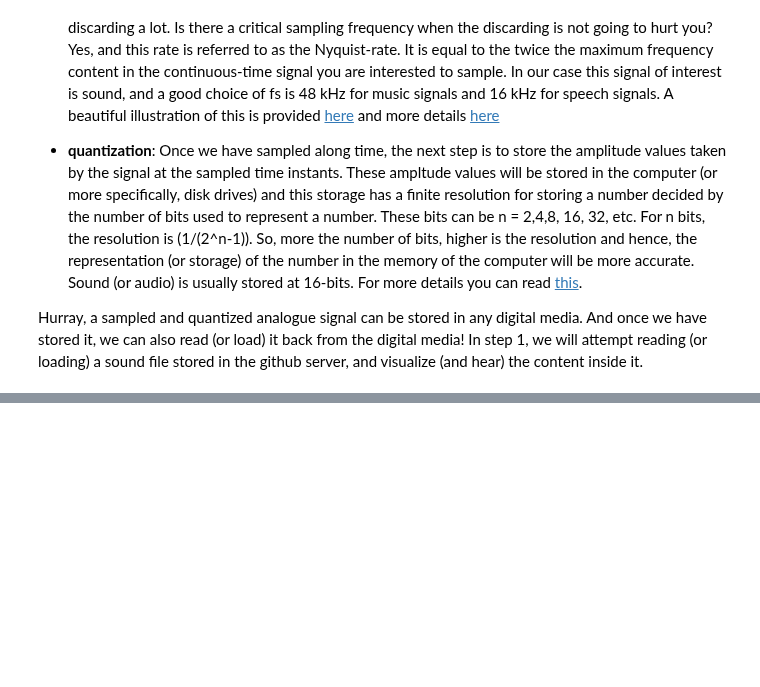
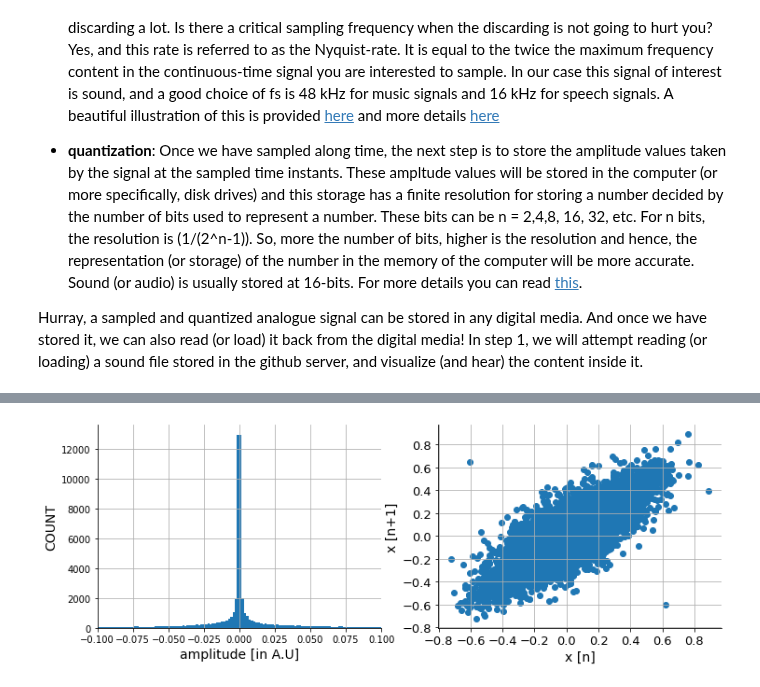
Before and after one commit to iiscleap/coswara-blog, a Jupyter notebook: _notebooks/2020-08-15-acoustic_feature_extraction.ipynb, the cells around one changed output, grey strips where cells are left out. Cells and saved outputs as stored; diff of their text form; code cells hidden in the pictures; blank space fills up the shorter version.

```diff
--- a/_notebooks/2020-08-15-acoustic_feature_extraction.ipynb
+++ b/_notebooks/2020-08-15-acoustic_feature_extraction.ipynb
@@ -40,0 +63,25 @@ Audio(x, rate=sr, autoplay=False)
+# %%
+fig = plt.subplots(figsize=(12,4))
+ax = plt.subplot(1,2,1)
+ax.hist(x,bins=1000,range=(x.min(), x.max()))
+ax.grid(True)
+plt.ylabel('COUNT', fontsize=14)
+plt.xlabel('amplitude [in A.U]', fontsize=14)
+# plt.xticks(fontsize=13)
+# plt.yticks(fontsize=13)
+plt.xlim(-.1,.1)
+ax.spines['right'].set_visible(False)
+ax.spines['top'].set_visible(False)
+
+ax = plt.subplot(1,2,2)
+ax.scatter(x[:-1],x[1:])
+ax.grid(True)
+plt.ylabel('x [n+1]', fontsize=14)
+plt.xlabel('x [n]', fontsize=14)
+plt.xticks(fontsize=13)
+plt.yticks(fontsize=13)
+ax.spines['right'].set_visible(False)
+ax.spines['top'].set_visible(False)
+plt.show()
+# %% [output]
+[figure, added]
```
Also changed, not shown: parts of 3 cells of this notebook.
